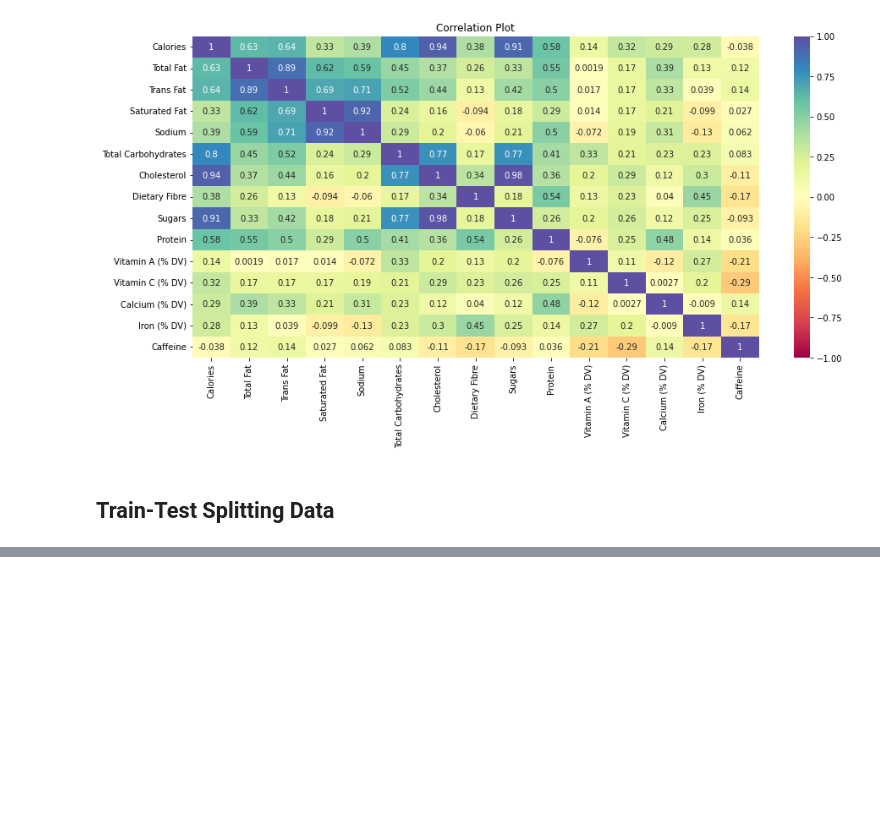
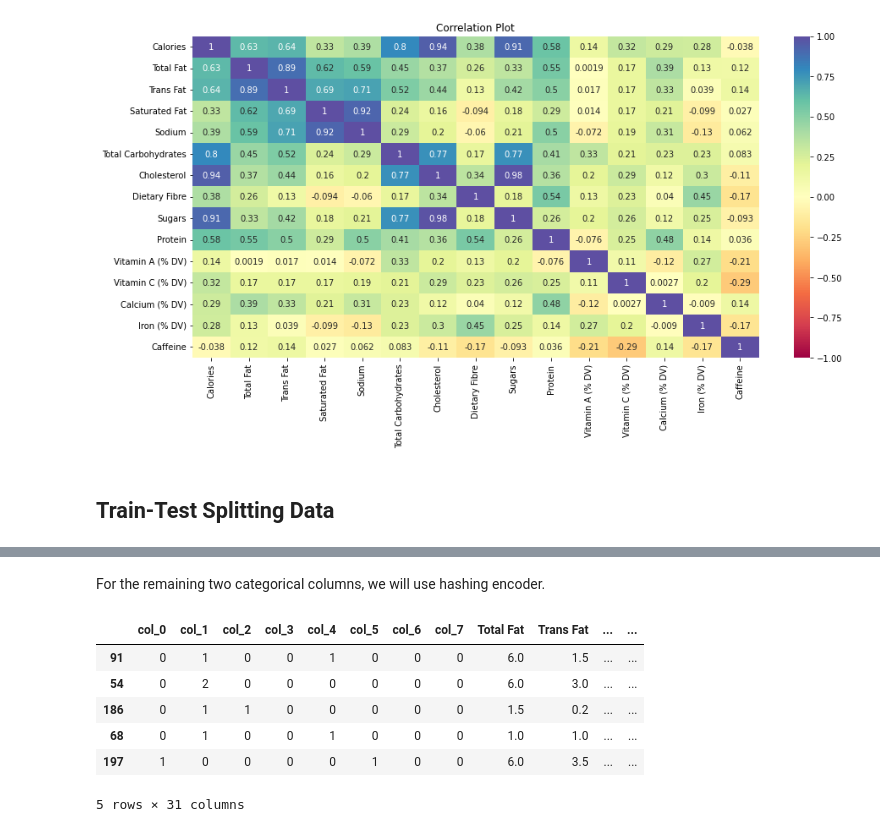
Before and after one commit to visitishan/Starbucks_Drink_Menu_analysis, a Jupyter notebook: Analysis.ipynb, the cells around one changed output, grey strips where cells are left out. Saved outputs shown, nothing was run; the diff lists cells and outputs as text; code cells hidden in the pictures; blank space fills up the shorter version.

```diff
--- a/Analysis.ipynb
+++ b/Analysis.ipynb
@@ -353,0 +452,4 @@ X_train, X_test, y_train, y_test = train_test_split(X, y, test_size=0.25, random
+# %%
+# One hot encoding the Beverage Category column
+X_train_pro = pd.get_dummies(X_train, columns=['Beverage_category'])
+X_test_pro = pd.get_dummies(X_test, columns=['Beverage_category'])
@@ -353,0 +490,17 @@ X_train, X_test, y_train, y_test = train_test_split(X, y, test_size=0.25, random
+# %% [markdown]
+For the remaining two categorical columns, we will use hashing encoder.
+# %%
+# n_components determines how many columns you'll have afterward, here we'll transform 2 columns into 8 columns
+hash_encoder = HashingEncoder(cols=['Beverage', 'Beverage_prep'], n_components=8)
+X_train_pro = hash_encoder.fit_transform(X_train_pro)
+X_test_pro = hash_encoder.fit_transform(X_test_pro)
+X_pro_colnames = X_test_pro.columns.tolist() # We'll use this line later to keep column names
+X_train_pro.head()
+# %% [output]
+|  | col_0 | col_1 | col_2 | col_3 | col_4 | col_5 | col_6 | col_7 | Total Fat | Trans Fat | ... | ... |
+| 91 | 0 | 1 | 0 | 0 | 1 | 0 | 0 | 0 | 6.0 | 1.5 | ... | ... |
+| 54 | 0 | 2 | 0 | 0 | 0 | 0 | 0 | 0 | 6.0 | 3.0 | ... | ... |
+| 186 | 0 | 1 | 1 | 0 | 0 | 0 | 0 | 0 | 1.5 | 0.2 | ... | ... |
+| 68 | 0 | 1 | 0 | 0 | 1 | 0 | 0 | 0 | 1.0 | 1.0 | ... | ... |
+| 197 | 1 | 0 | 0 | 0 | 0 | 1 | 0 | 0 | 6.0 | 3.5 | ... | ... |
+5 rows × 31 columns
```
Also changed, not shown: parts of 49 cells of this notebook, 3 other files.
